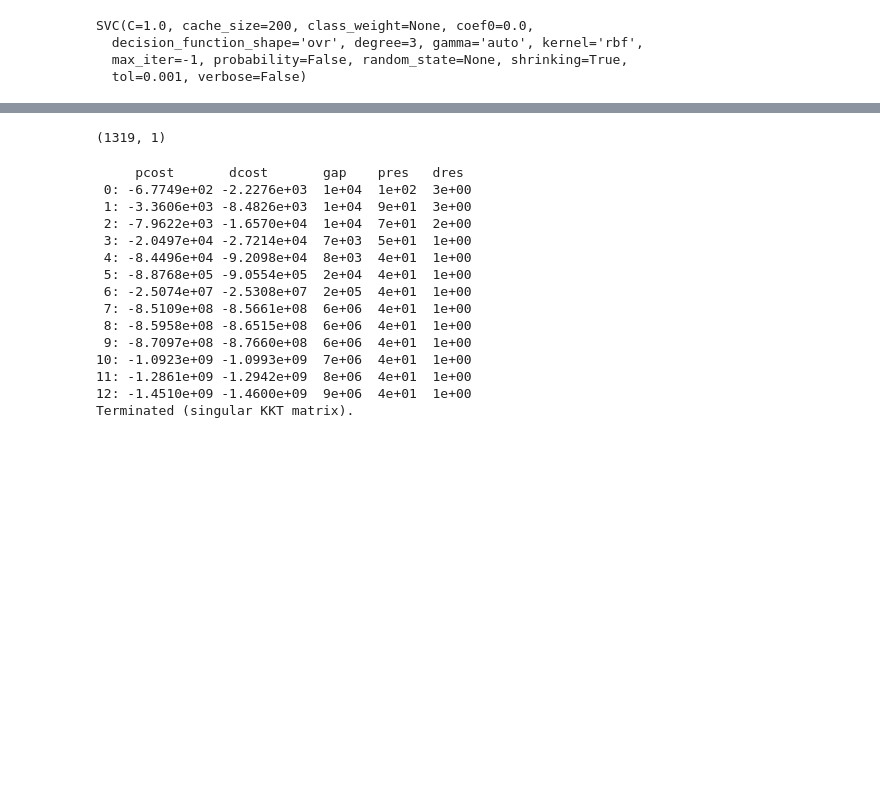
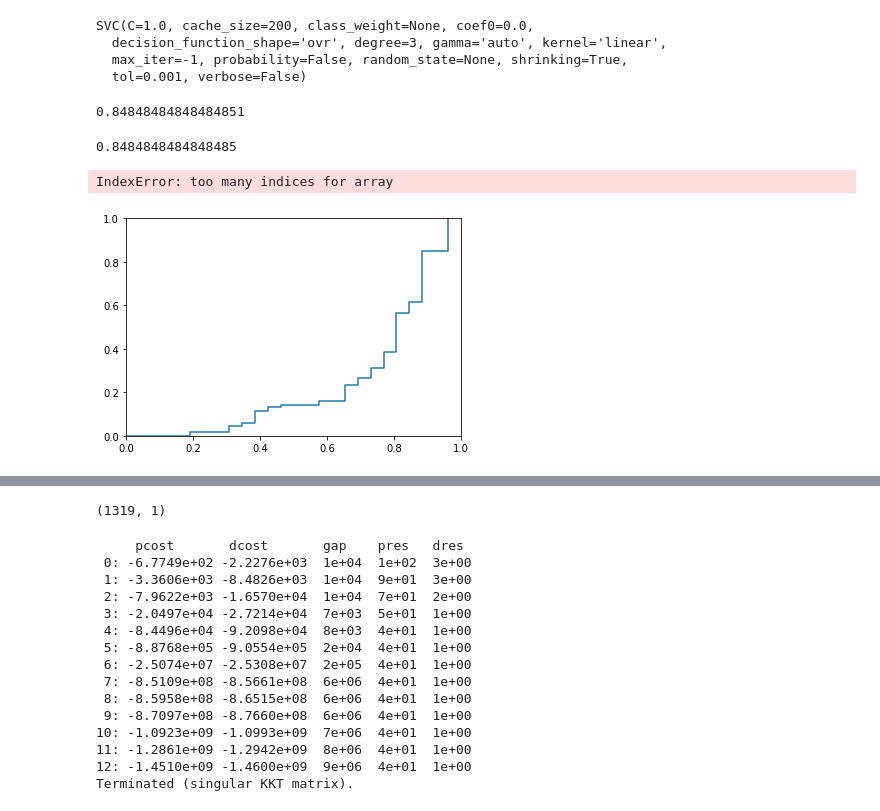
Before and after one commit to ShrekFelix/COMPSCI571-Machine-Learning, a Jupyter notebook: SVM.ipynb, the cells around one changed output, grey strips where cells are left out. Cells and saved outputs as stored; diff of their text form; code cells hidden in the pictures; blank space fills up the shorter version.

```diff
--- a/SVM.ipynb
+++ b/SVM.ipynb
@@ -32,7 +17,70 @@ y = [0, 1]
-# %%
-clf.fit(X,y)
-# %% [output]
-SVC(C=1.0, cache_size=200, class_weight=None, coef0=0.0,
-  decision_function_shape='ovr', degree=3, gamma='auto', kernel='rbf',
-  max_iter=-1, probability=False, random_state=None, shrinking=True,
-  tol=0.001, verbose=False)
+# %%
+np.random.seed(2018)
+itrain = np.random.choice(len(X), int(X.shape[0]*0.9),replace=False)
+itest = np.array(list(set(range(len(X))) - set(itrain)))
+# %%
+linear_svc.fit(X[itrain],Y[itrain])
+# %% [output]
+SVC(C=1.0, cache_size=200, class_weight=None, coef0=0.0,
+  decision_function_shape='ovr', degree=3, gamma='auto', kernel='linear',
+  max_iter=-1, probability=False, random_state=None, shrinking=True,
+  tol=0.001, verbose=False)
+# %%
+linear_svc.score(X[itest], Y[itest])
+# %% [output]
+0.84848484848484851
+# %%
+compare = linear_svc.predict(X[itest]) - Y[itest]
+len(compare[compare==0]) / len(compare)
+# %% [output]
+0.8484848484848485
+# %%
+X_train = X[itrain]
+y_train = Y[itrain]
+X_test = X[itest]
+y_test = Y[itest]
+y_score = linear_svc.fit(X_train, y_train).decision_function(X_test)
+
+# Compute ROC curve and ROC area for each class
+fpr = dict()
+tpr = dict()
+roc_auc = dict()
+for i in range(len(curve)):
+    fpr[i], tpr[i], _ = metrics.roc_curve(y_test[:, i], y_score[:, i])
+    roc_auc[i] = auc(fpr[i], tpr[i])
+
+# Compute micro-average ROC curve and ROC area
+fpr["micro"], tpr["micro"], _ = roc_curve(y_test.ravel(), y_score.ravel())
+roc_auc["micro"] = auc(fpr["micro"], tpr["micro"])
+
+plt.figure()
+lw = 2
+plt.plot(fpr[2], tpr[2], color='darkorange',
+         lw=lw, label='ROC curve (area = %0.2f)' % roc_auc[2])
+plt.plot([0, 1], [0, 1], color='navy', lw=lw, linestyle='--')
+plt.xlim([0.0, 1.0])
+plt.ylim([0.0, 1.05])
+# %% [output]
+IndexError: too many indices for array
+# %%
+def ROC(X,Y, classifier):
+    scores = classifier.decision_function(X)
+    #ROC
+    curve = sorted(zip(scores,Y), key=lambda x:x[0])
+    x = [0 for i in range(len(curve))]
+    y = [0 for i in range(len(curve))]
+    for i in range(1,len(curve)):
+        if curve[i][1]==1:
+            x[i] = x[i-1]
+            y[i] = y[i-1]+1/len(Y[Y==1])
+        else:
+            x[i] = x[i-1]+1/len(Y[Y==0])
+            y[i] = y[i-1]
+    plt.plot(x,y)
+    plt.xlim(0,1)
+    plt.ylim(0,1)
+    return x,y
+# %%
+x,y = ROC(X[itest], Y[itest], linear_svc)
+# %% [output]
+[figure, added]
```
Also changed, not shown: parts of 44 cells of this notebook.
